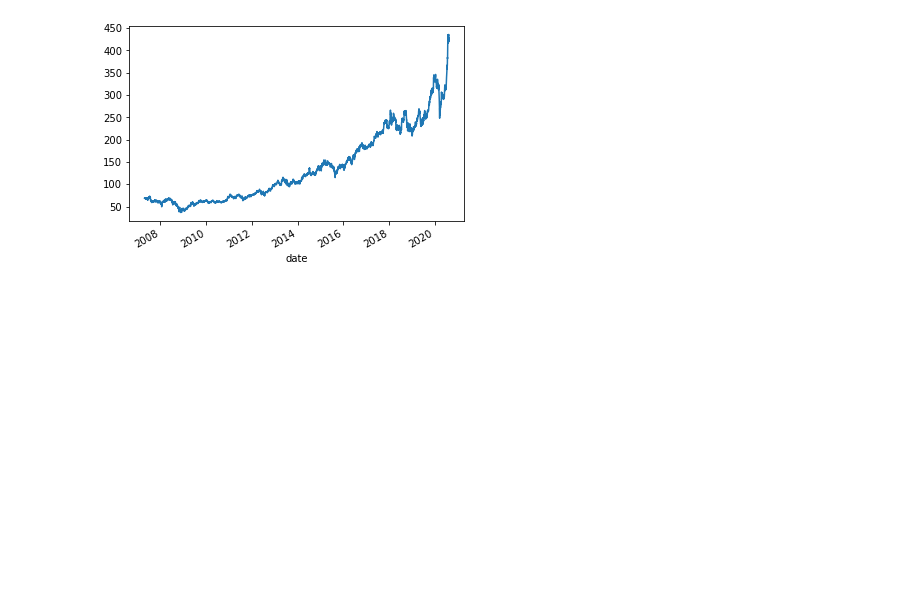
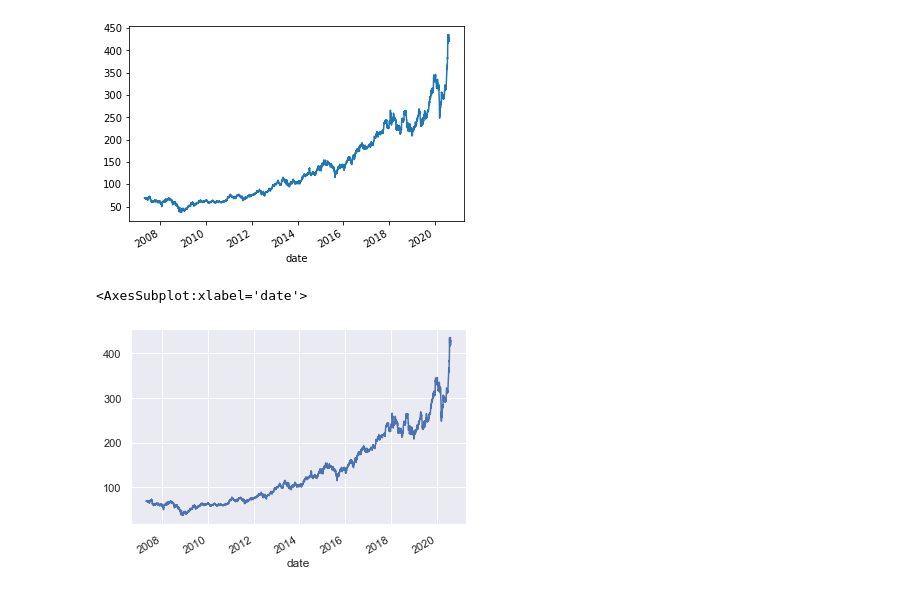
Before and after one commit to cmh841015/DLCourse2020, a Jupyter notebook: GetData.ipynb, the cells around one changed output. Saved outputs shown, nothing was run; the diff lists cells and outputs as text; code cells hidden in the pictures; blank space fills up the shorter version.

```diff
--- a/GetData.ipynb
+++ b/GetData.ipynb
@@ -130,3 +130,6 @@ tsmc.plot()
 # %% [output]
 <AxesSubplot:xlabel='date'>
 [figure]
+# %%
+import seaborn as sns
+sns.set()
@@ -132,0 +138,5 @@ tsmc.plot()
+# %%
+tsmc.plot()
+# %% [output]
+<AxesSubplot:xlabel='date'>
+[figure, added]
```
Also changed, not shown: parts of 13 cells of this notebook.
